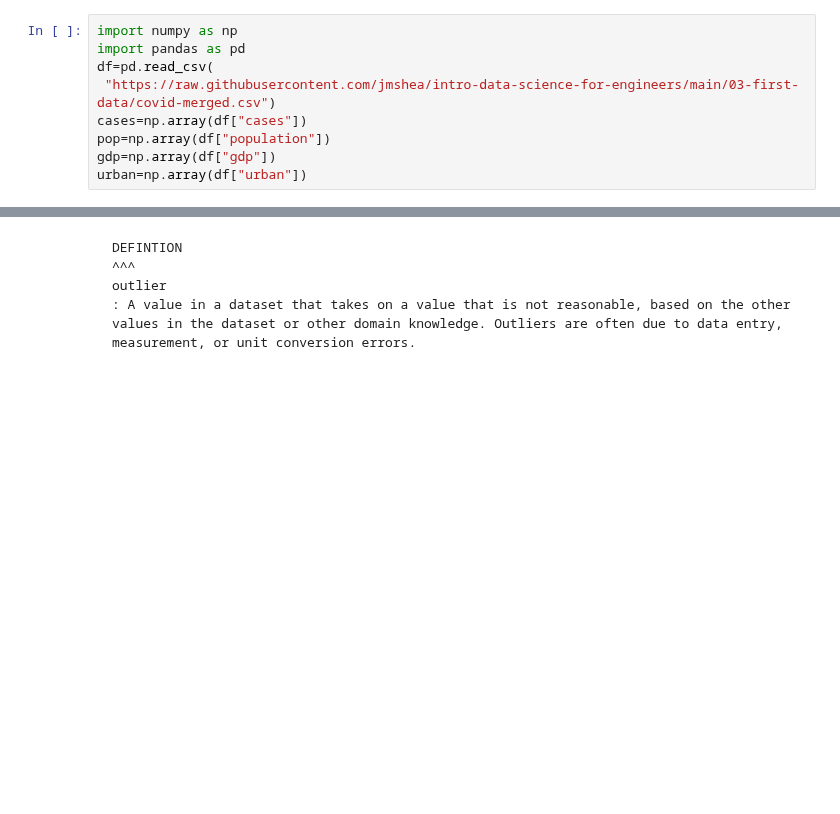
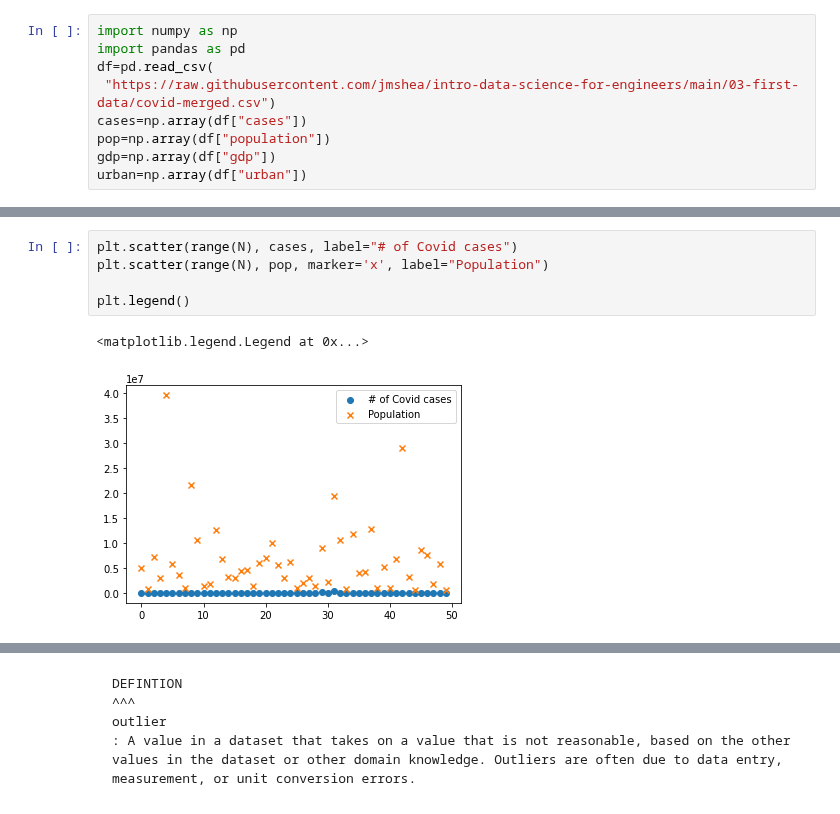
Before and after one commit to tangchen/Foundations-of-Data-Science-with-Python, a Jupyter notebook: _sources/03-first-data/visualization.ipynb, the cells around one changed output, grey strips where cells are left out. Drawn from its saved outputs; the diff is of its cells as text; blank space fills up the shorter version.

```diff
--- a/_sources/03-first-data/visualization.ipynb
+++ b/_sources/03-first-data/visualization.ipynb
@@ -37,0 +85,8 @@ cases_pp=cases/pop
+# %%
+plt.scatter(range(N), cases, label="# of Covid cases")
+plt.scatter(range(N), pop, marker='x', label="Population")
+
+plt.legend()
+# %% [output]
+<matplotlib.legend.Legend at 0x...>
+[figure, added]
```
Also changed, not shown: parts of 86 cells of this notebook, 43 other files.
